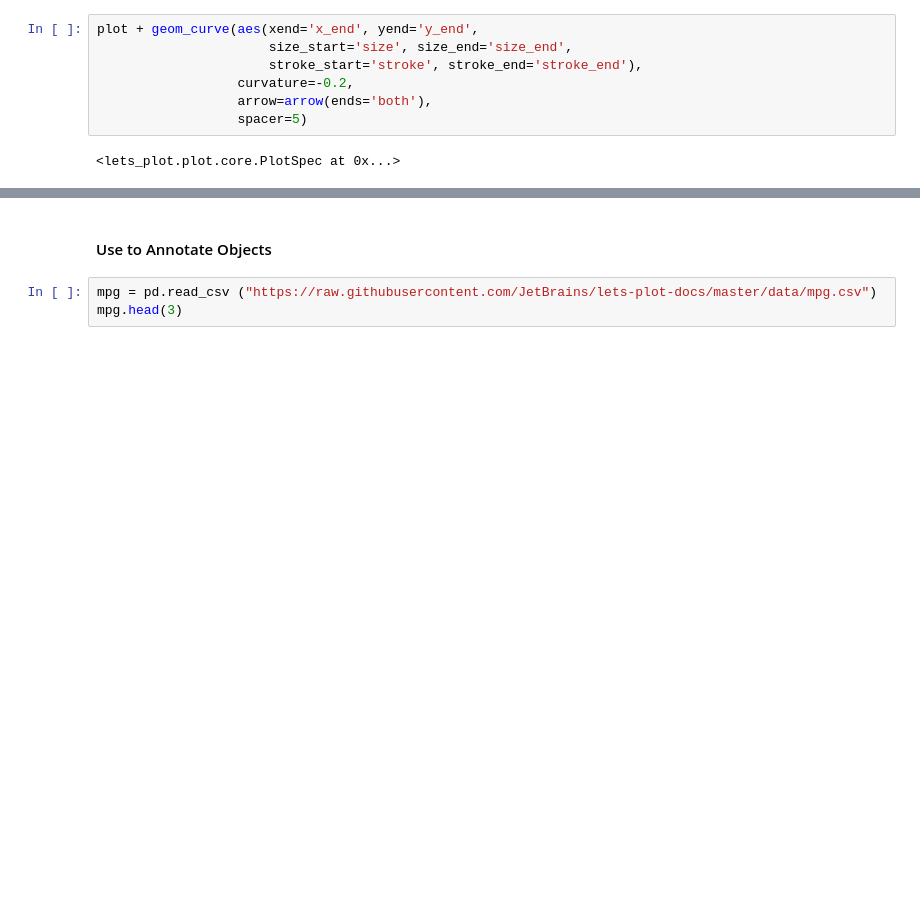
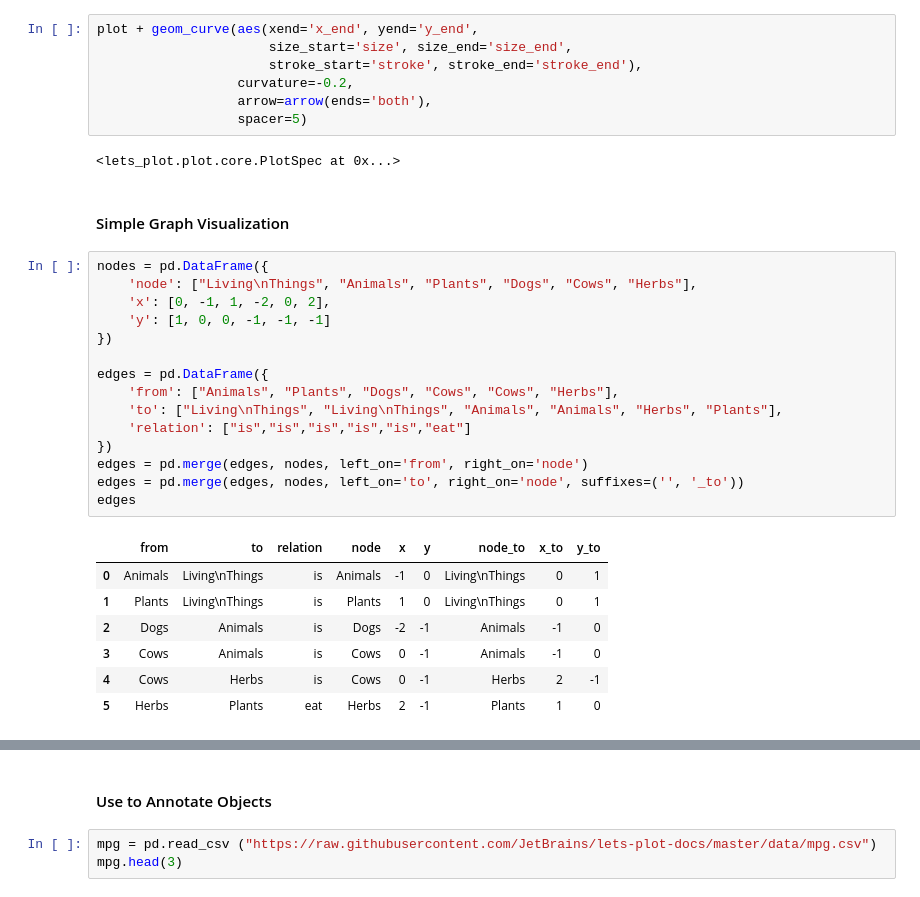
Before and after one commit to OLarionova-HORIS/lets-plot-experiments, a Jupyter notebook: demo/geom_curve/geom_curve.ipynb, the cells around one changed output, grey strips where cells are left out. Saved outputs shown, nothing was run; the diff lists cells and outputs as text; blank space fills up the shorter version.

Commit message:
Add geom_curve example: simple graph

```diff
--- a/demo/geom_curve/geom_curve.ipynb
+++ b/demo/geom_curve/geom_curve.ipynb
@@ -104,3 +104,28 @@ plot + geom_curve(aes(xend='x_end', yend='y_end',
                   spacer=5)
 # %% [output]
 <lets_plot.plot.core.PlotSpec at 0x...>
+# %% [markdown]
+#### Simple Graph Visualization
+# %%
+nodes = pd.DataFrame({
+    'node': ["Living\nThings", "Animals", "Plants", "Dogs", "Cows", "Herbs"],
+    'x': [0, -1, 1, -2, 0, 2],
+    'y': [1, 0, 0, -1, -1, -1]
+})
+
+edges = pd.DataFrame({
+    'from': ["Animals", "Plants", "Dogs", "Cows", "Cows", "Herbs"],
+    'to': ["Living\nThings", "Living\nThings", "Animals", "Animals", "Herbs", "Plants"],
+    'relation': ["is","is","is","is","is","eat"]
+})
+edges = pd.merge(edges, nodes, left_on='from', right_on='node')
+edges = pd.merge(edges, nodes, left_on='to', right_on='node', suffixes=('', '_to'))
+edges
+# %% [output]
+|  | from | to | relation | node | x | y | node_to | x_to | y_to |
+| 0 | Animals | Living\nThings | is | Animals | -1 | 0 | Living\nThings | 0 | 1 |
+| 1 | Plants | Living\nThings | is | Plants | 1 | 0 | Living\nThings | 0 | 1 |
+| 2 | Dogs | Animals | is | Dogs | -2 | -1 | Animals | -1 | 0 |
+| 3 | Cows | Animals | is | Cows | 0 | -1 | Animals | -1 | 0 |
+| 4 | Cows | Herbs | is | Cows | 0 | -1 | Herbs | 2 | -1 |
+| 5 | Herbs | Plants | eat | Herbs | 2 | -1 | Plants | 1 | 0 |
```
Also changed, not shown: parts of 1 cell of this notebook.
